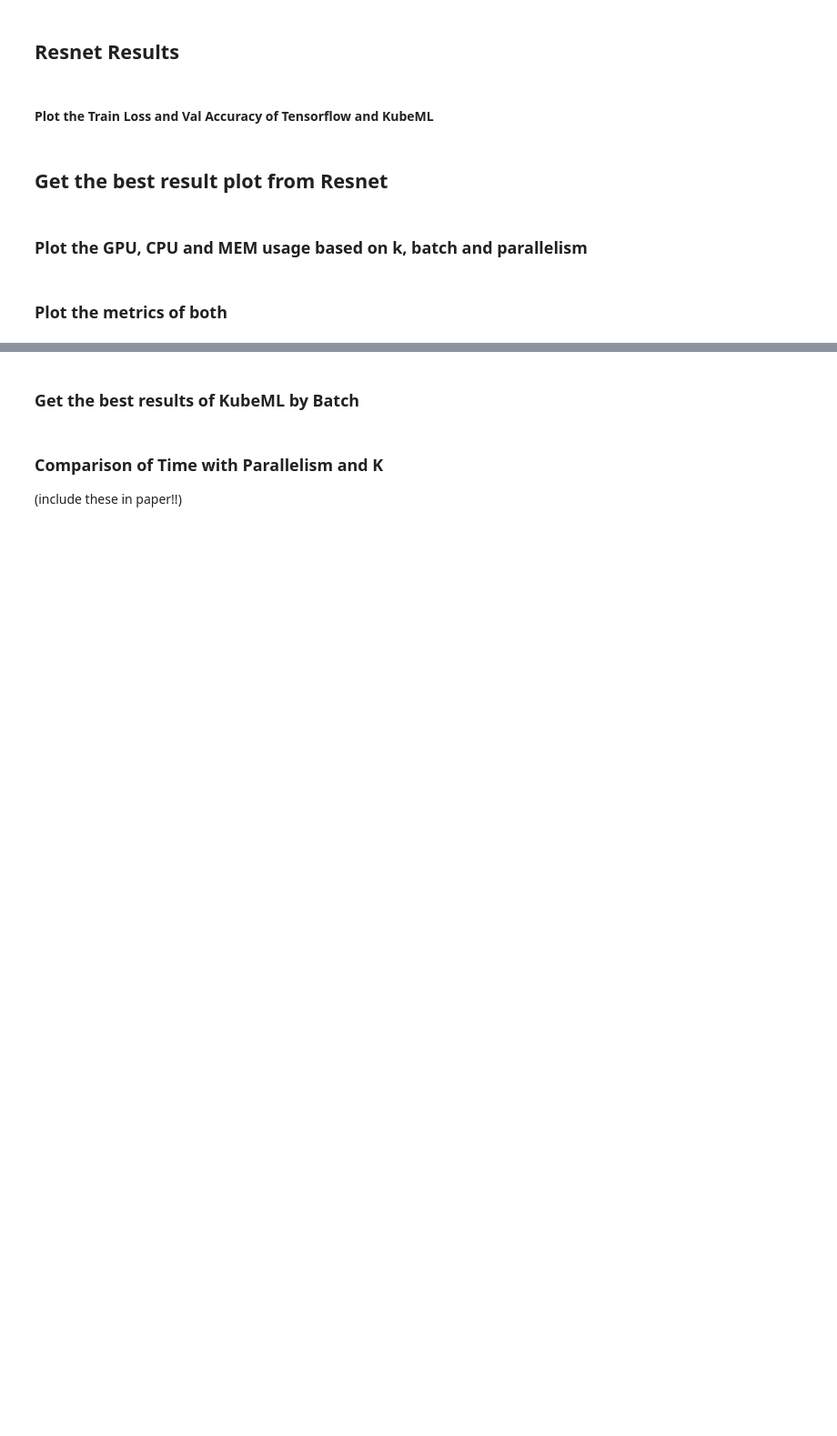
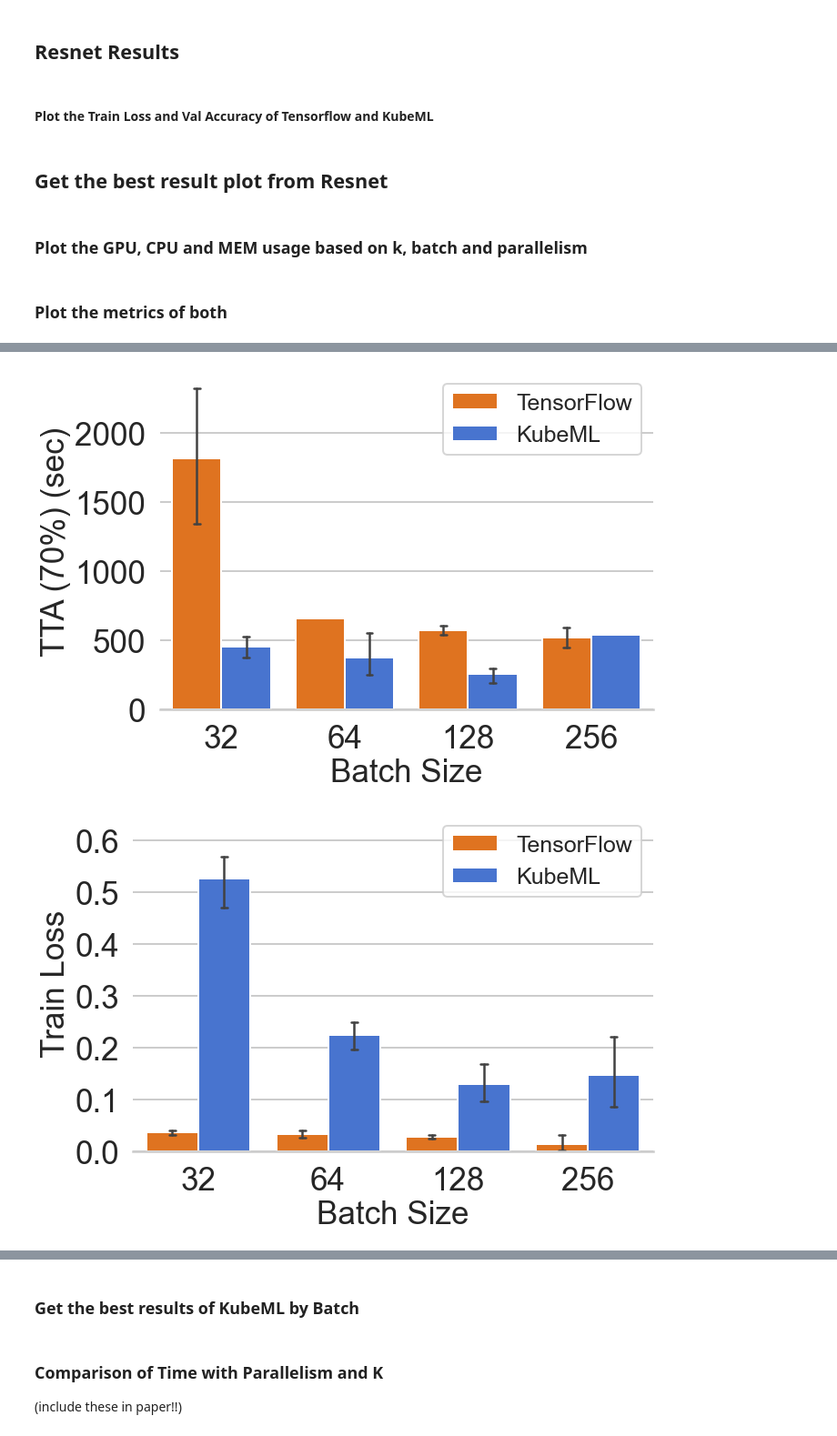
Before and after one commit to DiegoStock12/kubeml, a Jupyter notebook: ml/experiments/insights.ipynb, the cells around one changed output, grey strips where cells are left out. Shown at 91% size. Saved outputs shown, nothing was run; the diff lists cells and outputs as text; code cells hidden in the pictures; blank space fills up the shorter version.

Commit message:
added final plots

```diff
--- a/ml/experiments/insights.ipynb
+++ b/ml/experiments/insights.ipynb
@@ -245,7 +247,7 @@ sns.palplot(sns.color_palette('gnuplot2'))
 
 
 sns.set_theme(style='whitegrid', palette=blue_yellow_palette, )
-sns.set_context('talk')
+# sns.set_context('talk')
 # sns.set_palette(blue_yellow_palette)
 # %%
 a = sns.color_palette('gnuplot2').as_hex()
@@ -698,7 +750,7 @@ max_acc = np.max(best.accuracy)
 max_acc
 
 
-plt.figure(figsize=(10, 7))
+plt.figure(figsize=(10, 9))
 # 1) plot the validation accuracy of TF
 sns.lineplot(x=best.epoch_duration,
              y=best.accuracy,
@@ -721,8 +773,14 @@ sns.lineplot(x=best.epoch_duration,
             color='red',
             )
 # plt.ylim([30, 80])
-plt.xlabel('Time (sec)')
-plt.ylabel("Accuracy (%)")
+size = 35
+
+# plt.ylim([30, 80])
+plt.xlabel('Time (sec)', fontsize=size)
+plt.ylabel("Accuracy (%)", fontsize=size)
+plt.xticks(fontsize=size)
+plt.yticks(fontsize=size)
+plt.legend(fontsize=25)
 
 l.lines[1].set_linestyle((0, (15, 6)))
 
@@ -865,7 +921,7 @@ d
 # _r = r[((r.parallelism==4) | (r.parallelism.isna())) & ((r.k==float('inf')) | (r.k.isna())) ]
 # _r['t30'] = _r['time']
 
-sns.set_palette([tf_color, kubecolor], desat=0.7)
+sns.set_palette([tf_color, kubecolor])
 
 sns.set_style('whitegrid')
 plt.rc('font', size=22)
@@ -876,6 +932,7 @@ _sp = _sp[_sp.system=='kubeml']
 
 _s = pd.concat([_r,_sp])
 _tf = _s[_s.system=='tensorflow']
+_tf['parallelism'] = 'tf'
 _tf['local_batch'] = (_tf.batch_size/2).astype('int')
 
 _ml = _s[_s.system=='kubeml']
@@ -904,8 +961,11 @@ sns.barplot(x='local_batch',
             errwidth=2.5,
 #             ax=ax[0][0],
            capsize=.05)
-plt.xlabel('Batch Size')
-plt.ylabel('TTA (70%) (sec)')
+plt.xlabel('Batch Size', fontsize=size)
+plt.ylabel('TTA (70%) (sec)', fontsize=size)
+plt.xticks(fontsize=size)
+plt.yticks(fontsize=size)
+plt.legend(fontsize=25)
 sns.despine(left=True)
 # plt.setp(ax.get_legend().get_texts(), fontsize='15')
 # plt.setp(ax.get_legend().get_title(), fontsize='15')
@@ -931,8 +991,11 @@ sns.barplot(x='local_batch',
 #             ax=ax[1][0],
             capsize=.05,
                )
-plt.xlabel('Batch Size')
-plt.ylabel('Train Loss')
+plt.xlabel('Batch Size', fontsize=size)
+plt.ylabel('Train Loss', fontsize=size)
+plt.xticks(fontsize=size)
+plt.yticks(fontsize=size)
+plt.legend(fontsize=25)
 plt.ylim([0, 0.65])
 sns.despine(left=True)
 plt.tight_layout()
@@ -951,8 +1014,11 @@ sns.barplot(x='local_batch',
 #             ax=ax[1][1],
             capsize=.05)
 
-plt.xlabel('Batch Size')
-plt.ylabel('Validation Loss')
+plt.xlabel('Batch Size', fontsize=size)
+plt.ylabel('Validation Loss', fontsize=size)
+plt.xticks(fontsize=size)
+plt.yticks(fontsize=size)
+plt.legend(fontsize=25)
 plt.ylim([0, 3.25])
 sns.despine(left=True)
 plt.tight_layout()
@@ -971,12 +1037,33 @@ sns.barplot(x='local_batch',
 #             ax=ax[2][0]
            )
 
-plt.xlabel('Batch Size')
-plt.ylabel('CPU Utilization (%)')
+plt.xlabel('Batch Size', fontsize=size)
+plt.ylabel('CPU Utilization (%)', fontsize=size)
+plt.xticks(fontsize=size)
+plt.yticks(fontsize=size)
+plt.legend(fontsize=25)
 sns.despine(left=True)
 plt.ylim([0, 15])
 plt.tight_layout()
 plt.savefig('./figures/paper/resnet34/cpu.pdf')
+
+
+_sp = pd.read_pickle('./dataframes/resnet_sparse.pkl')
+_sp = _sp[_sp.system=='kubeml']
+_sp['local_batch'] = _sp['batch_size']
+_ml = _s[_s.system=='kubeml']
+_ml['local_batch'] = _ml['batch_size']
+_tf['k'] = 1
+
+
+
+_r = pd.concat([_tf, _ml, _sp], ignore_index=True)
+_r = _r[_r['local_batch'] >16]
+_r.gpu_usage = _r.gpu_usage.map(lambda v: 100*v)
+_r = _r[_r.k.eq(1) | _r.k.eq(float('inf'))]
+sns.set_palette('gnuplot2')
+
+
 
 # Global Batch Size relationship with tta
 # _ml = r[r.system=='kubeml']
@@ -986,13 +1073,19 @@ sns.barplot(x='local_batch',
             data=_r ,
             capsize=.05,
             errwidth=2.5,
-            hue='system',
+            errcolor='gray',
+            hue='parallelism',
+            hue_order=['tf', 2, 4, 8],
 #             ax=ax[2][1]
            )
 
-plt.xlabel('Batch Size')
-plt.ylabel('GPU Usage')
-plt.ylim([0, 1.15])
+plt.xlabel('Batch Size', fontsize=size)
+plt.ylabel('GPU Usage (%)', fontsize=size)
+plt.xticks(fontsize=size)
+plt.yticks(fontsize=size)
+plt.legend(title='Parallelism', fontsize=20)
+plt.ylim([10, 130])
 sns.despine(left=True)
 plt.tight_layout()
 plt.savefig('./figures/paper/resnet34/gpu.pdf')
+# %% [output]
@@ -998,0 +1109,2 @@ plt.savefig('./figures/paper/resnet34/gpu.pdf')
+[figure, added]
+[figure, added]
```
Also changed, not shown: parts of 29 cells of this notebook, 25 other files.
